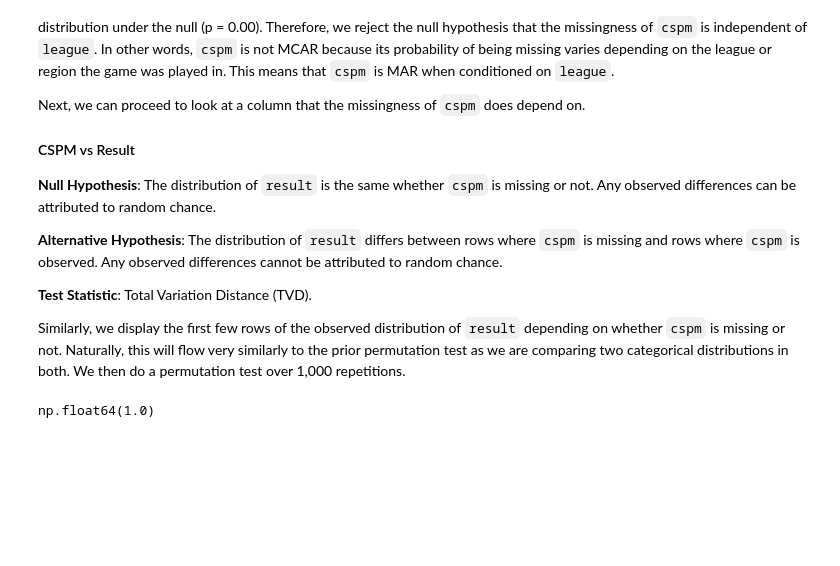
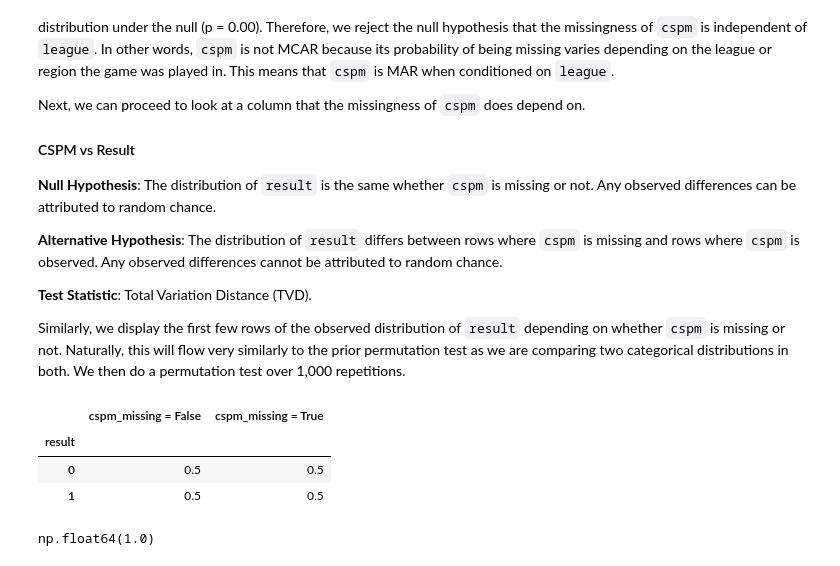
Before and after one commit to alanx1234/SummonerInsights, a Jupyter notebook: Summoner_Insights.ipynb, the cells around one changed output. Drawn from its saved outputs; the diff is of its cells as text; code cells hidden in the pictures; blank space fills up the shorter version.

```diff
--- a/Summoner_Insights.ipynb
+++ b/Summoner_Insights.ipynb
@@ -386,17 +395,23 @@ Similarly, we display the first few rows of the observed distribution of `result
 # %%
 df_mcar = df_raw.copy()
 
 # pivot table of raw counts for wins/losses for when cspm is missing v. not missing
 obs_dist = (
     df_mcar
     .assign(cspm_missing = df_mcar['cspm'].isna())
     .pivot_table(index = 'result', columns = 'cspm_missing', aggfunc = 'size', fill_value = 0)
 )
 # rename for clarity
 obs_dist.columns = ['cspm_missing = False', 'cspm_missing = True']
 
 # normalize by column
 obs_dist = obs_dist / obs_dist.sum()
+obs_dist
+# %% [output]
+|  | cspm_missing = False | cspm_missing = True |
+| result |  |  |
+| 0 | 0.5 | 0.5 |
+| 1 | 0.5 | 0.5 |
 # %%
 def tvd(df):
     # computes tvd given a pivot table
```
Also changed, not shown: parts of 5 cells of this notebook.
